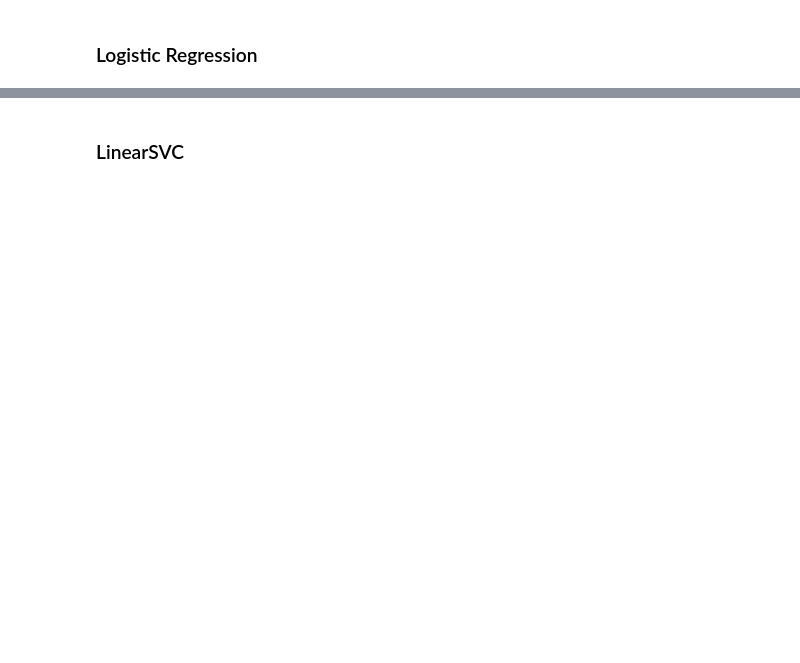
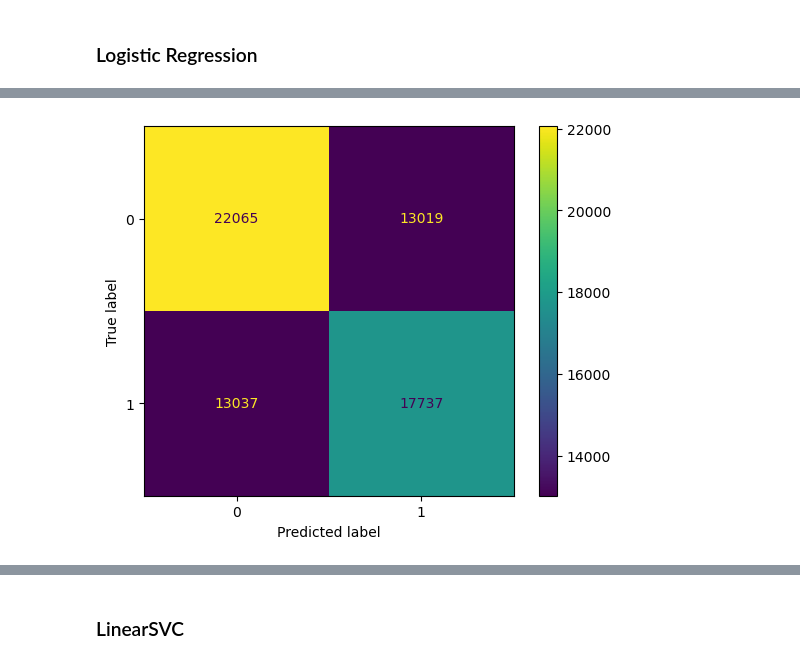
Before and after one commit to carlsonhu225-source/data7001_g02, a Jupyter notebook: Shot Success Model.ipynb, the cells around one changed output, grey strips where cells are left out. Saved outputs shown, nothing was run; the diff lists cells and outputs as text; code cells hidden in the pictures; blank space fills up the shorter version.

```diff
--- a/Shot Success Model.ipynb
+++ b/Shot Success Model.ipynb
@@ -145,3 +151,15 @@ plt.show()
+# %%
+# Logistic regrression pca
+clf_log_pca = LogisticRegression(C=10, solver='liblinear', penalty='l2').fit(x_train_pca, y_train_pca)
+y_pred_log_pca = clf_log_pca.predict(x_test_pca)
+
+# Calculate & display confusion matrix
+cm_pca = metrics.confusion_matrix(y_test_pca, y_pred_log_pca)
+cm_fig_pca = metrics.ConfusionMatrixDisplay(confusion_matrix=cm_pca, display_labels=clf_log_pca.classes_)
+cm_fig_pca.plot(values_format='d')
+plt.show()
+# %% [output]
+[figure, added]
 # %%
 # Optimise logistic regression hyper parameters
 param_grid_log1 = {
```
Also changed, not shown: parts of 27 cells of this notebook, 2 other files.
